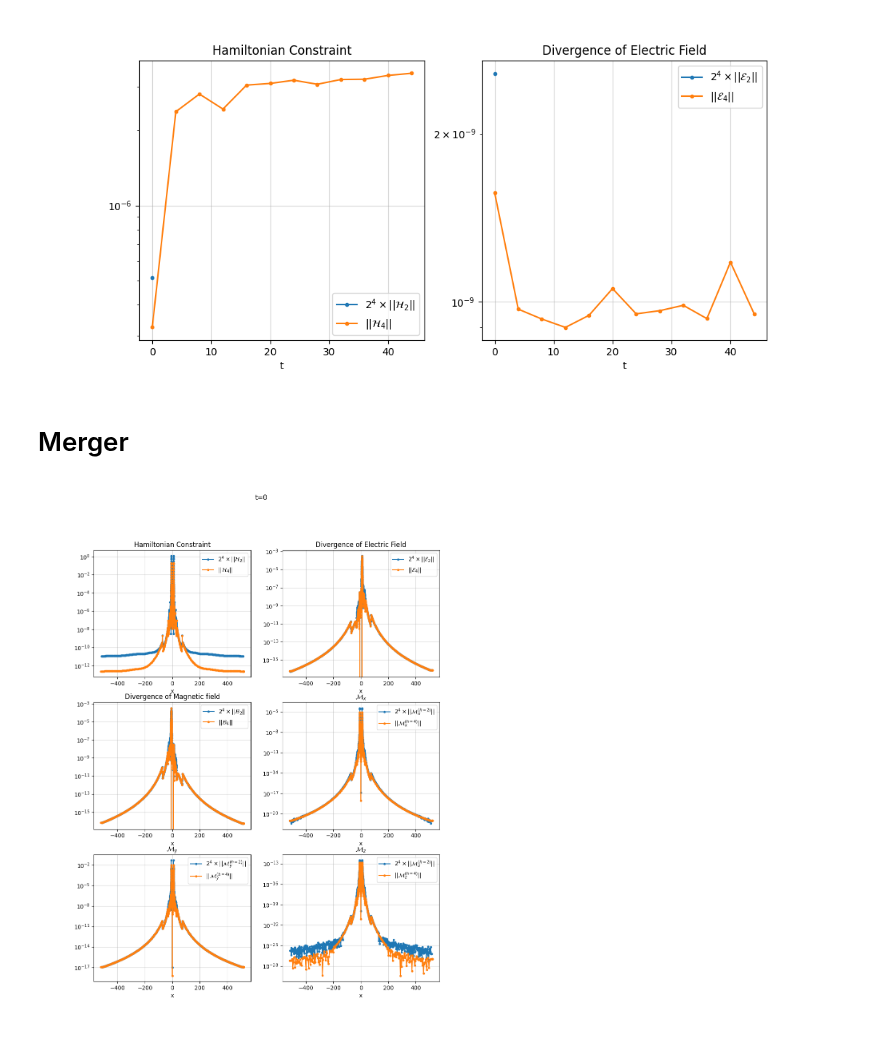
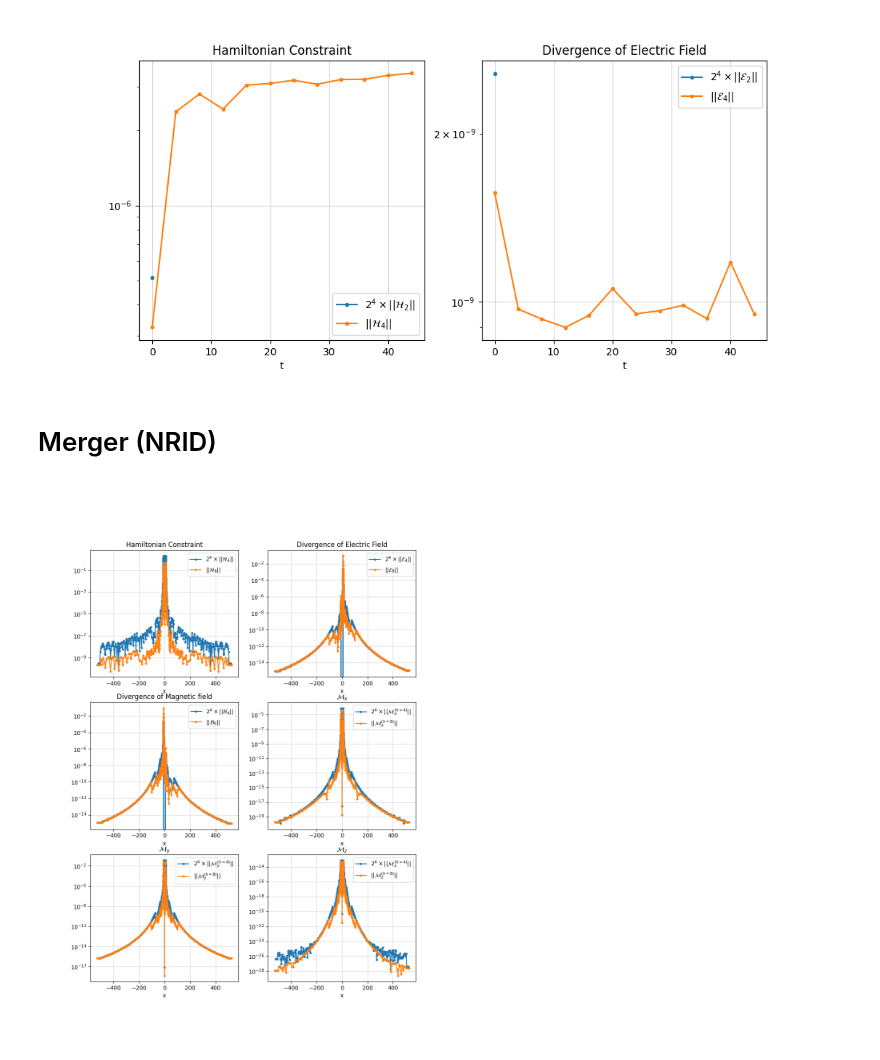
Before and after one commit to jpmvferreira/dyonic-collision-private, a Jupyter notebook: analyze/IC.ipynb, the cells around one changed output. Saved outputs shown, nothing was run; the diff lists cells and outputs as text; code cells hidden in the pictures.

```diff
--- a/analyze/IC.ipynb
+++ b/analyze/IC.ipynb
@@ -137,9 +137,9 @@ ax[1].legend();
 # %% [output]
 [figure]
 # %% [markdown]
-# Merger
+# Merger (NRID)
 # %%
-sd            = SimDir("../simulations/Merger_BSSN_L=512_M=0.5,0.5-Q=0.25,0-G=0,0.25-x0=8_h=2")
+sd            = SimDir("../simulations/Merger_BSSN-NRID_L=512_M=0.5,0.5-Q=0.25,0-G=0,0.25-x0=8_order=2_h=4")
 ts            = sd.timeseries
 gf            = sd.gf
 hc_norm       = ts.norm2["hc"]
@@ -149,7 +149,7 @@ mcx_norm      = ts.norm2["mcx"]
 mcy_norm      = ts.norm2["mcy"]
 mcz_norm      = ts.norm2["mcz"]
 
-sd_res2       = SimDir("../simulations/Merger_BSSN_L=512_M=0.5,0.5-Q=0.25,0-G=0,0.25-x0=8_h=4")
+sd_res2       = SimDir("../simulations/Merger_BSSN-NRID_L=512_M=0.5,0.5-Q=0.25,0-G=0,0.25-x0=8_order=2_h=8")
 ts_res2       = sd_res2.timeseries
 gf_res2       = sd_res2.gf
 hc_norm_res2  = ts_res2.norm2["hc"]
@@ -162,16 +162,14 @@ mcz_norm_res2 = ts_res2.norm2["mcz"]
 t    = 0  # pick time step here
 axis = "x"
 
-fig, ax = plt.subplots(3, 2, figsize=(11.15,14))
-
-fig.suptitle(f"t={t}")
+fig, ax = plt.subplots(3, 2, figsize=(10.5,14))
 
 
 coor_1, data_1 = GetMesh(sd,      "hc", axis)
 coor_2, data_2 = GetMesh(sd_res2, "hc", axis)
 
-ax[0,0].plot(coor_1[f"t={t}"], 2**4*abs(data_1[f"t={t}"]), marker=".", label=r"$2^4 \times ||\mathcal{H}_{2}||$")
-ax[0,0].plot(coor_2[f"t={t}"],      abs(data_2[f"t={t}"]), marker=".", label=r"$           ||\mathcal{H}_{4}||$")
+ax[0,0].plot(coor_1[f"t={t}"], 2**4*abs(data_1[f"t={t}"]), marker=".", label=r"$2^4 \times ||\mathcal{H}_{4}||$")
+ax[0,0].plot(coor_2[f"t={t}"],      abs(data_2[f"t={t}"]), marker=".", label=r"$           ||\mathcal{H}_{8}||$")
 
 ax[0,0].grid(alpha=0.5)
 ax[0,0].set_xlabel(axis)
@@ -183,8 +181,8 @@ ax[0,0].legend()
 coor_1, data_1 = GetMesh(sd,      "Ec", axis)
 coor_2, data_2 = GetMesh(sd_res2, "Ec", axis)
 
-ax[0,1].plot(coor_1[f"t={t}"], 2**4*abs(data_1[f"t={t}"]), marker=".", label=r"$2^4 \times ||\mathcal{E}_{2}||$")
-ax[0,1].plot(coor_2[f"t={t}"],      abs(data_2[f"t={t}"]), marker=".", label=r"$           ||\mathcal{E}_{4}||$")
+ax[0,1].plot(coor_1[f"t={t}"], 2**4*abs(data_1[f"t={t}"]), marker=".", label=r"$2^4 \times ||\mathcal{E}_{4}||$")
+ax[0,1].plot(coor_2[f"t={t}"],      abs(data_2[f"t={t}"]), marker=".", label=r"$           ||\mathcal{E}_{8}||$")
 
 ax[0,1].grid(alpha=0.5)
 ax[0,1].set_xlabel(axis)
@@ -196,8 +194,8 @@ ax[0,1].legend()
 coor_1, data_1 = GetMesh(sd,      "Bc", axis)
 coor_2, data_2 = GetMesh(sd_res2, "Bc", axis)
 
-ax[1,0].plot(coor_1[f"t={t}"], 2**4*abs(data_1[f"t={t}"]), marker=".", label=r"$2^4 \times ||\mathcal{B}_{2}||$")
-ax[1,0].plot(coor_2[f"t={t}"],      abs(data_2[f"t={t}"]), marker=".", label=r"$           ||\mathcal{B}_{4}||$")
+ax[1,0].plot(coor_1[f"t={t}"], 2**4*abs(data_1[f"t={t}"]), marker=".", label=r"$2^4 \times ||\mathcal{B}_{4}||$")
+ax[1,0].plot(coor_2[f"t={t}"],      abs(data_2[f"t={t}"]), marker=".", label=r"$           ||\mathcal{B}_{8}||$")
 
 ax[1,0].grid(alpha=0.5)
 ax[1,0].set_xlabel(axis)
@@ -209,38 +207,38 @@ ax[1,0].legend();
 coor_1, data_1 = GetMesh(sd,      "mcx", axis)
 coor_2, data_2 = GetMesh(sd_res2, "mcx", axis)
 
-ax[1,1].plot(coor_1[f"t={t}"], 2**4*abs(data_1[f"t={t}"]), marker=".", label=r"$2^4 \times ||\mathcal{M}_x^{(h=2)}||$")
-ax[1,1].plot(coor_2[f"t={t}"],      abs(data_2[f"t={t}"]), marker=".", label=r"$           ||\mathcal{M}_x^{(h=4)}||$")
+ax[1,1].plot(coor_1[f"t={t}"], 2**4*abs(data_1[f"t={t}"]), marker=".", label=r"$2^4 \times ||\mathcal{M}_x^{(h=4)}||$")
+ax[1,1].plot(coor_2[f"t={t}"],      abs(data_2[f"t={t}"]), marker=".", label=r"$           ||\mathcal{M}_x^{(h=8)}||$")
 
 ax[1,1].grid(alpha=0.5)
 ax[1,1].set_xlabel(axis)
 ax[1,1].set_yscale("log")
 ax[1,1].set_title(r"$\mathcal{M}_x$")
 ax[1,1].legend();
 
 coor_1, data_1 = GetMesh(sd,      "mcy", axis)
 coor_2, data_2 = GetMesh(sd_res2, "mcy", axis)
 
-ax[2,0].plot(coor_1[f"t={t}"], 2**4*abs(data_1[f"t={t}"]), marker=".", label=r"$2^4 \times ||\mathcal{M}_y^{(h=2)}||$")
-ax[2,0].plot(coor_2[f"t={t}"],      abs(data_2[f"t={t}"]), marker=".", label=r"$           ||\mathcal{M}_y^{(h=4)}||$")
+ax[2,0].plot(coor_1[f"t={t}"], 2**4*abs(data_1[f"t={t}"]), marker=".", label=r"$2^4 \times ||\mathcal{M}_y^{(h=4)}||$")
+ax[2,0].plot(coor_2[f"t={t}"],      abs(data_2[f"t={t}"]), marker=".", label=r"$           ||\mathcal{M}_y^{(h=8)}||$")
 
 ax[2,0].grid(alpha=0.5)
 ax[2,0].set_xlabel(axis)
 ax[2,0].set_yscale("log")
 ax[2,0].set_title(r"$\mathcal{M}_y$")
 ax[2,0].legend();
 
 coor_1, data_1 = GetMesh(sd,      "mcz", axis)
 coor_2, data_2 = GetMesh(sd_res2, "mcz", axis)
 
-ax[2,1].plot(coor_1[f"t={t}"], 2**4*abs(data_1[f"t={t}"]), marker=".", label=r"$2^4 \times ||\mathcal{M}_z^{(h=2)}||$")
-ax[2,1].plot(coor_2[f"t={t}"],      abs(data_2[f"t={t}"]), marker=".", label=r"$           ||\mathcal{M}_z^{(h=4)}||$")
+ax[2,1].plot(coor_1[f"t={t}"], 2**4*abs(data_1[f"t={t}"]), marker=".", label=r"$2^4 \times ||\mathcal{M}_z^{(h=4)}||$")
+ax[2,1].plot(coor_2[f"t={t}"],      abs(data_2[f"t={t}"]), marker=".", label=r"$           ||\mathcal{M}_z^{(h=8)}||$")
 
 ax[2,1].grid(alpha=0.5)
 ax[2,1].set_xlabel(axis)
 ax[2,1].set_yscale("log")
 ax[2,1].set_title(r"$\mathcal{M}_z$")
 ax[2,1].legend();
 # %% [output]
-[figure, old version]
+[figure, new version]
 # %%
```
Also changed, not shown: parts of 5 cells of this notebook, 23 other files.
